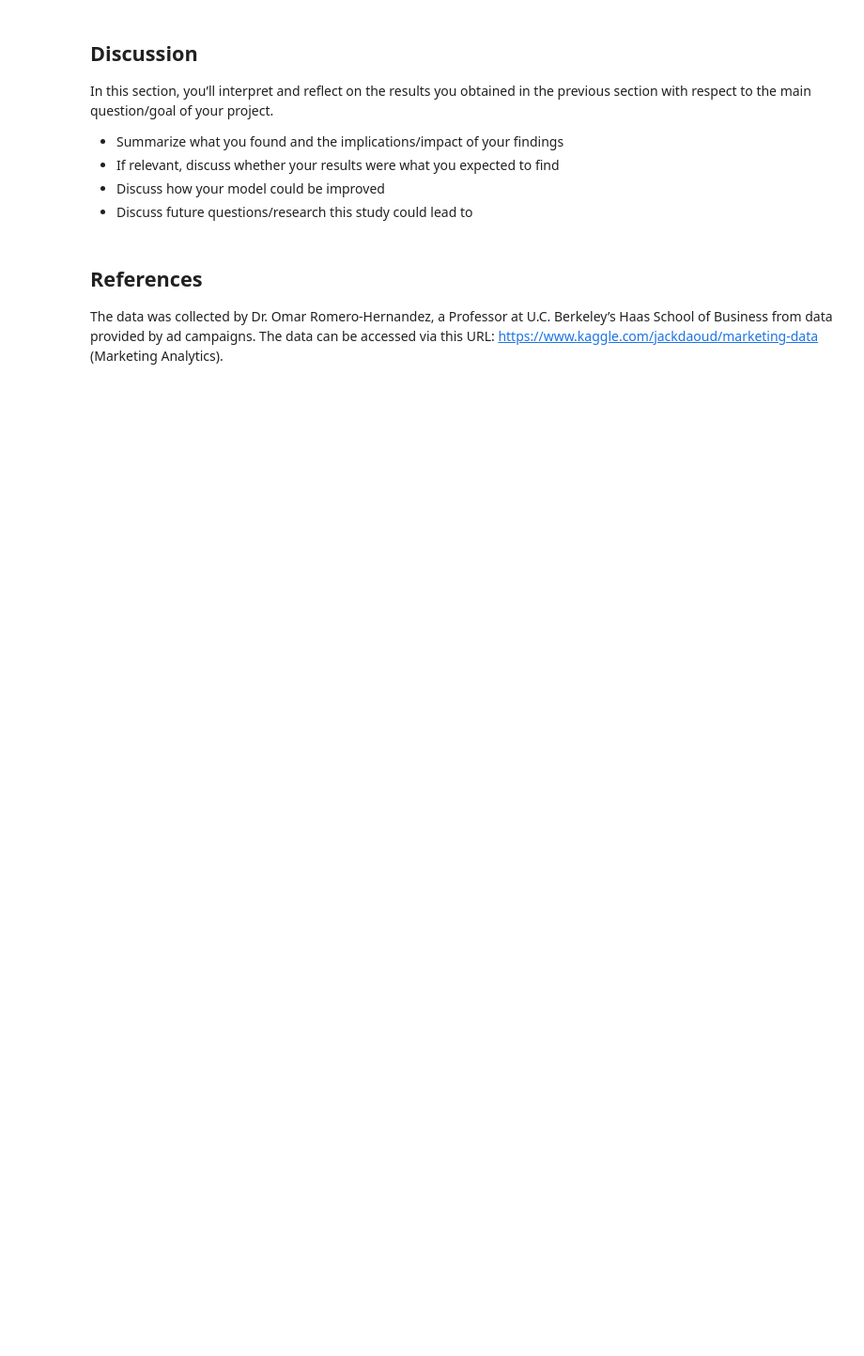
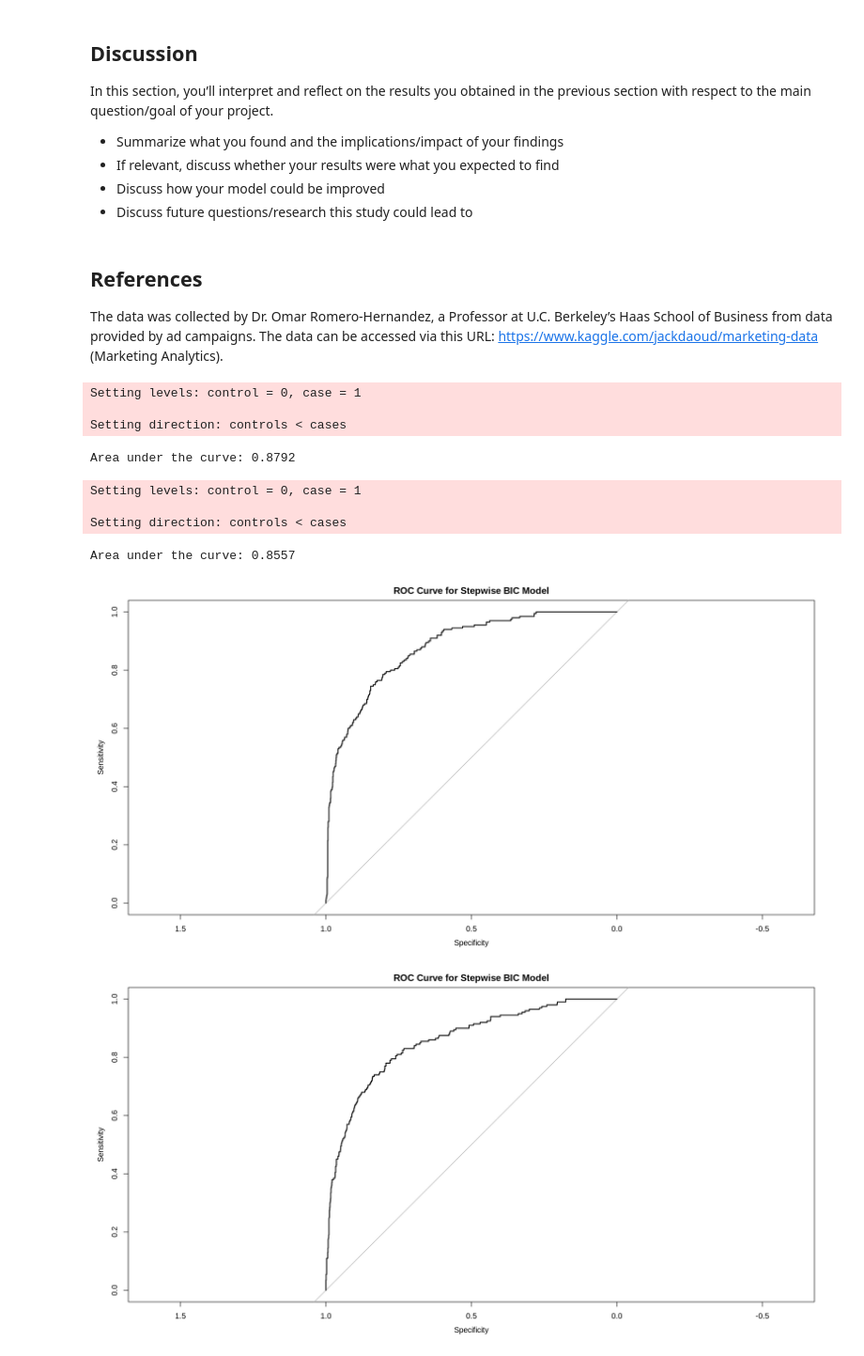
Before and after one commit to nelsonli2323/STAT-301-Project, a Jupyter notebook: Final_Report.ipynb, the cells around one changed output. Shown: that part at 94% size. Cells and saved outputs as stored; diff of their text form; code cells hidden in the pictures; blank space fills up the shorter version.

Commit message:
added stepwise-bic model

```diff
--- a/Final_Report.ipynb
+++ b/Final_Report.ipynb
@@ -305,0 +330,21 @@ A tibble: 14 × 7
+# %%
+# Full model without transformed columns (ie. Total_Spend, Age, Total_AcceptedCmp)
+full_model <- glm(Response ~ . -Age -Total_Spend -Total_AcceptedCmp,
+                  data = selection_set,
+                  family = "binomial")
+
+# Null model
+null_model <- glm(Response ~ 1, data = selection_set, family = "binomial")
+
+# Stepwise BIC selection
+n <- nrow(selection_set)
+BIC_model <- stepAIC(null_model,
+                     direction = "forward",
+                     scope = list(lower = null_model, upper = full_model),
+                     k = log(n),
+                     trace = FALSE)
+
+# Checking multicollinearity
+bic_vif <- tibble(term = names(vif(BIC_model)), vif = vif(BIC_model))
+bic_vif
+print("Figure 3.2: VIF values for stepwise-BIC model")
@@ -305,0 +366,10 @@ A tibble: 14 × 7
+# %%
+# Fitting the Stepwise-BIC model on the inference_set
+inf_BIC_model <- glm(BIC_model$formula, data = inference_set, family = "binomial")
+
+# Stepwise-BIC model results
+BIC_results <- tidy(inf_BIC_model, exponentiate = TRUE, conf.int = TRUE) %>%
+    mutate_if(is.numeric, round, 4)
+
+BIC_results
+summary(inf_BIC_model)
@@ -316,3 +418,26 @@ In this section, you’ll interpret and reflect on the results you obtained in t
 ## References
 
 The data was collected by Dr. Omar Romero-Hernandez, a Professor at U.C. Berkeley’s Haas School of Business from data provided by ad campaigns. The data can be accessed via this URL: https://www.kaggle.com/jackdaoud/marketing-data (Marketing Analytics).
+# %%
+## Playing around with AUC
+library(pROC)
+plot_roc <- function(model) {
+    pred_probs <- predict(model, type = "response")
+    roc_curve <- roc(inference_set$Response, pred_probs)
+    print(auc(roc_curve))
+    plot(roc_curve, main = "ROC Curve for Stepwise BIC Model")
+}
+
+plot_roc(inf_BIC_model)
+plot_roc(inf_domain_model)
+# %% [output]
+Setting levels: control = 0, case = 1
+
+Setting direction: controls < cases
+Area under the curve: 0.8792
+Setting levels: control = 0, case = 1
+
+Setting direction: controls < cases
+Area under the curve: 0.8557
+[figure, added]
+[figure, added]
```
Also changed, not shown: parts of 6 cells of this notebook.
